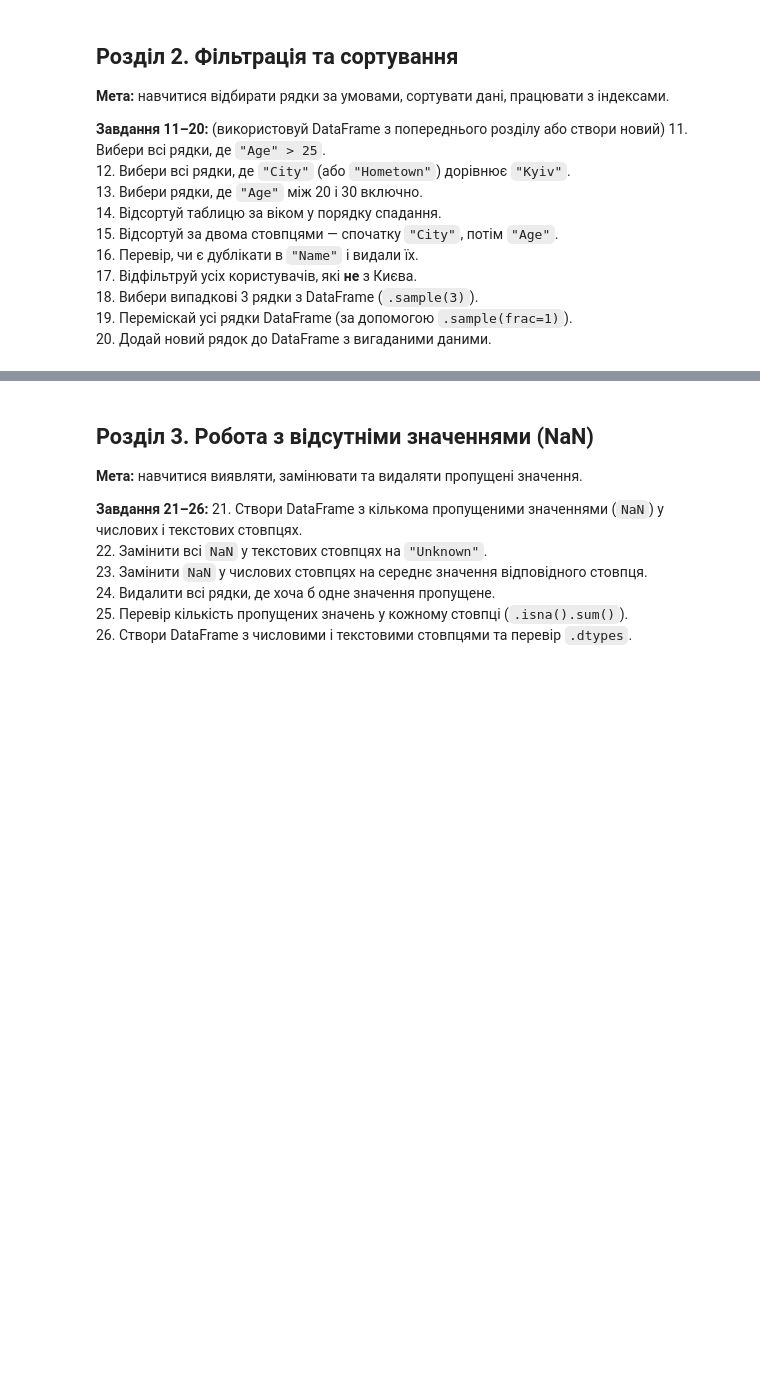
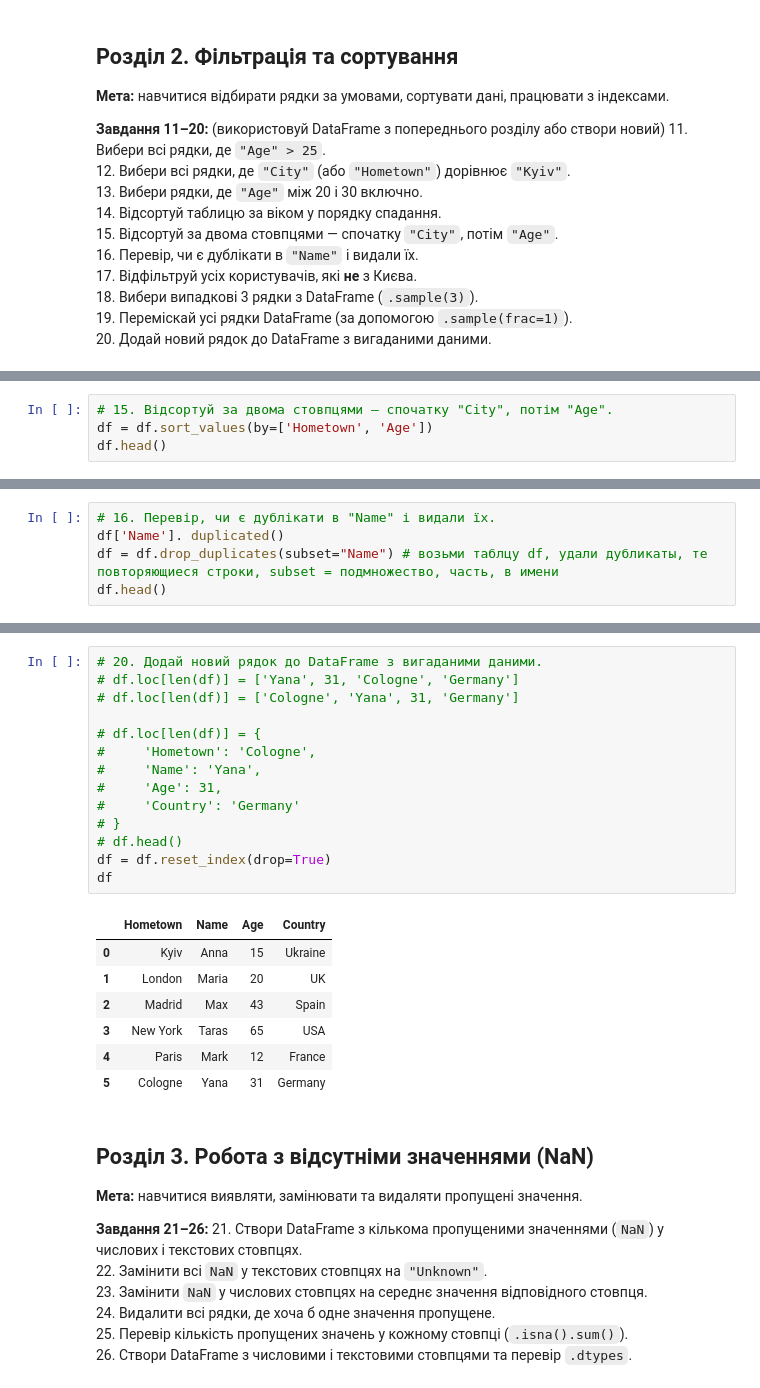
Before and after one commit to shevyakina43/test_task_python, a Jupyter notebook: pandas_matplotlib_practice.ipynb, the cells around one changed output, grey strips where cells are left out. Cells and saved outputs as stored; diff of their text form; blank space fills up the shorter version.

```diff
--- a/pandas_matplotlib_practice.ipynb
+++ b/pandas_matplotlib_practice.ipynb
@@ -172,0 +202,4 @@ df[['Name', 'Age']]
+# %%
+# 15. Відсортуй за двома стовпцями — спочатку "City", потім "Age".
+df = df.sort_values(by=['Hometown', 'Age'])
+df.head()
@@ -172,0 +213,5 @@ df[['Name', 'Age']]
+# %%
+# 16. Перевір, чи є дублікати в "Name" і видали їх.
+df['Name']. duplicated()
+df = df.drop_duplicates(subset="Name") # возьми таблцу df, удали дубликаты, те повторяющиеся строки, subset = подмножество, часть, в имени
+df.head()
@@ -173,3 +252,25 @@ df[['Name', 'Age']]
+# %%
+# 20. Додай новий рядок до DataFrame з вигаданими даними.
+# df.loc[len(df)] = ['Yana', 31, 'Cologne', 'Germany']
+# df.loc[len(df)] = ['Cologne', 'Yana', 31, 'Germany']
+
+# df.loc[len(df)] = {
+#     'Hometown': 'Cologne',
+#     'Name': 'Yana',
+#     'Age': 31,
+#     'Country': 'Germany'
+# }
+# df.head()
+df = df.reset_index(drop=True)
+df
+# %% [output]
+|  | Hometown | Name | Age | Country |
+| 0 | Kyiv | Anna | 15 | Ukraine |
+| 1 | London | Maria | 20 | UK |
+| 2 | Madrid | Max | 43 | Spain |
+| 3 | New York | Taras | 65 | USA |
+| 4 | Paris | Mark | 12 | France |
+| 5 | Cologne | Yana | 31 | Germany |
 # %% [markdown]
 ## Розділ 3. Робота з відсутніми значеннями (NaN)
 **Мета:** навчитися виявляти, замінювати та видаляти пропущені значення.
```
Also changed, not shown: parts of 9 cells of this notebook.
